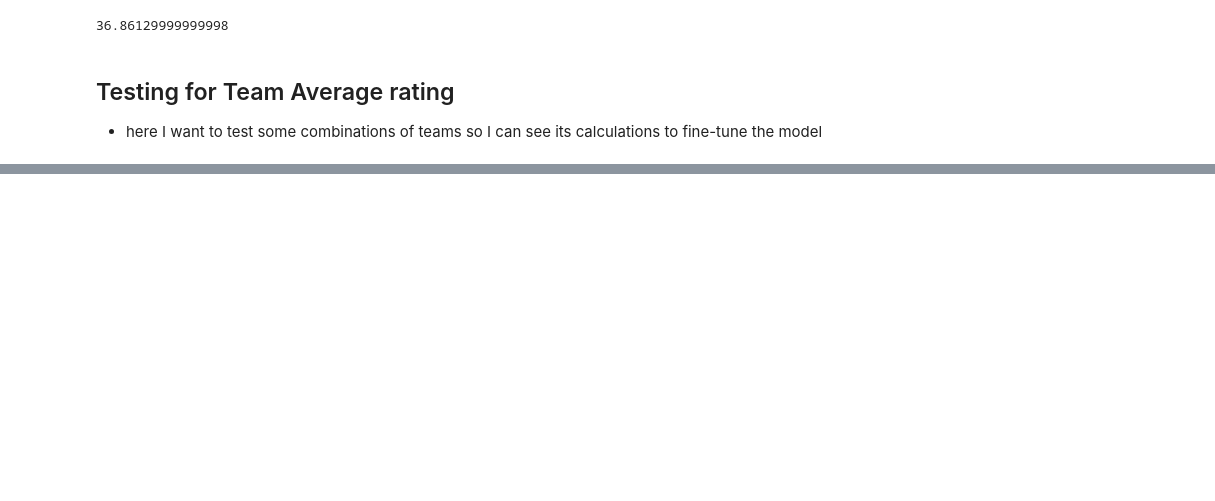
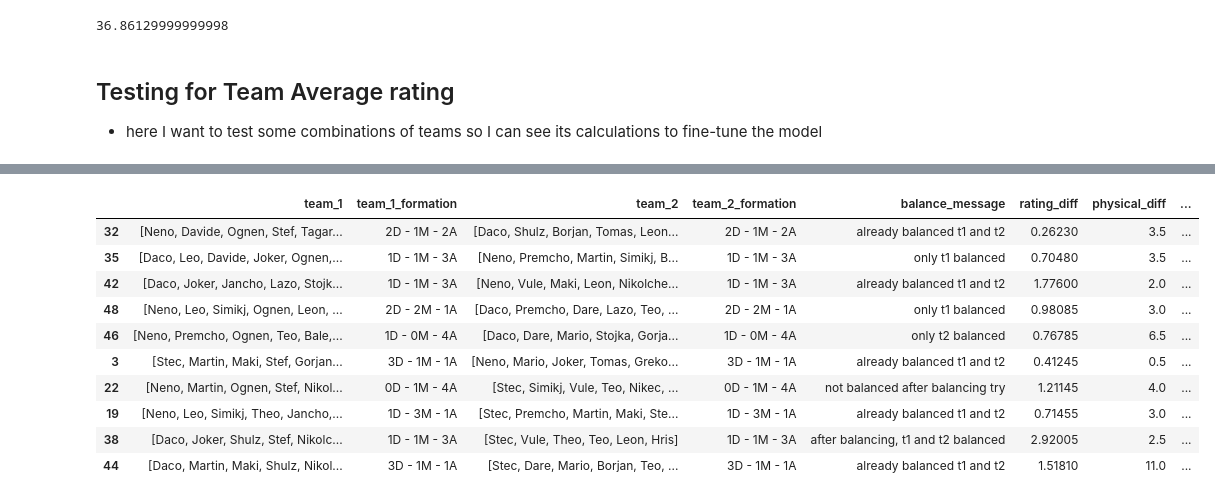
Before and after one commit to leonasanovski/Team-Splitter, a Jupyter notebook: code.ipynb, the cells around one changed output, grey strips where cells are left out. Cells and saved outputs as stored; diff of their text form; code cells hidden in the pictures; blank space fills up the shorter version.

```diff
--- a/code.ipynb
+++ b/code.ipynb
@@ -817,0 +976,14 @@ splits_df.sort_values(by='total_sum_differences',ascending=True,ignore_index=Tru
+# %%
+balanced_df[:10]
+# %% [output]
+|  | team_1 | team_1_formation | team_2 | team_2_formation | balance_message | rating_diff | physical_diff | ... |
+| 32 | [Neno, Davide, Ognen, Stef, Tagar... | 2D - 1M - 2A | [Daco, Shulz, Borjan, Tomas, Leon... | 2D - 1M - 2A | already balanced t1 and t2 | 0.26230 | 3.5 | ... |
+| 35 | [Daco, Leo, Davide, Joker, Ognen,... | 1D - 1M - 3A | [Neno, Premcho, Martin, Simikj, B... | 1D - 1M - 3A | only t1 balanced | 0.70480 | 3.5 | ... |
+| 42 | [Daco, Joker, Jancho, Lazo, Stojk... | 1D - 1M - 3A | [Neno, Vule, Maki, Leon, Nikolche... | 1D - 1M - 3A | already balanced t1 and t2 | 1.77600 | 2.0 | ... |
+| 48 | [Neno, Leo, Simikj, Ognen, Leon, ... | 2D - 2M - 1A | [Daco, Premcho, Dare, Lazo, Teo, ... | 2D - 2M - 1A | only t1 balanced | 0.98085 | 3.0 | ... |
+| 46 | [Neno, Premcho, Ognen, Teo, Bale,... | 1D - 0M - 4A | [Daco, Dare, Mario, Stojka, Gorja... | 1D - 0M - 4A | only t2 balanced | 0.76785 | 6.5 | ... |
+| 3 | [Stec, Martin, Maki, Stef, Gorjan... | 3D - 1M - 1A | [Neno, Mario, Joker, Tomas, Greko... | 3D - 1M - 1A | already balanced t1 and t2 | 0.41245 | 0.5 | ... |
+| 22 | [Neno, Martin, Ognen, Stef, Nikol... | 0D - 1M - 4A | [Stec, Simikj, Vule, Teo, Nikec, ... | 0D - 1M - 4A | not balanced after balancing try | 1.21145 | 4.0 | ... |
+| 19 | [Neno, Leo, Simikj, Theo, Jancho,... | 1D - 3M - 1A | [Stec, Premcho, Martin, Maki, Ste... | 1D - 3M - 1A | already balanced t1 and t2 | 0.71455 | 3.0 | ... |
+| 38 | [Daco, Joker, Shulz, Stef, Nikolc... | 1D - 1M - 3A | [Stec, Vule, Theo, Teo, Leon, Hris] | 1D - 1M - 3A | after balancing, t1 and t2 balanced | 2.92005 | 2.5 | ... |
+| 44 | [Daco, Martin, Maki, Shulz, Nikol... | 3D - 1M - 1A | [Stec, Dare, Mario, Borjan, Teo, ... | 3D - 1M - 1A | already balanced t1 and t2 | 1.51810 | 11.0 | ... |
```
Also changed, not shown: parts of 18 cells of this notebook.
